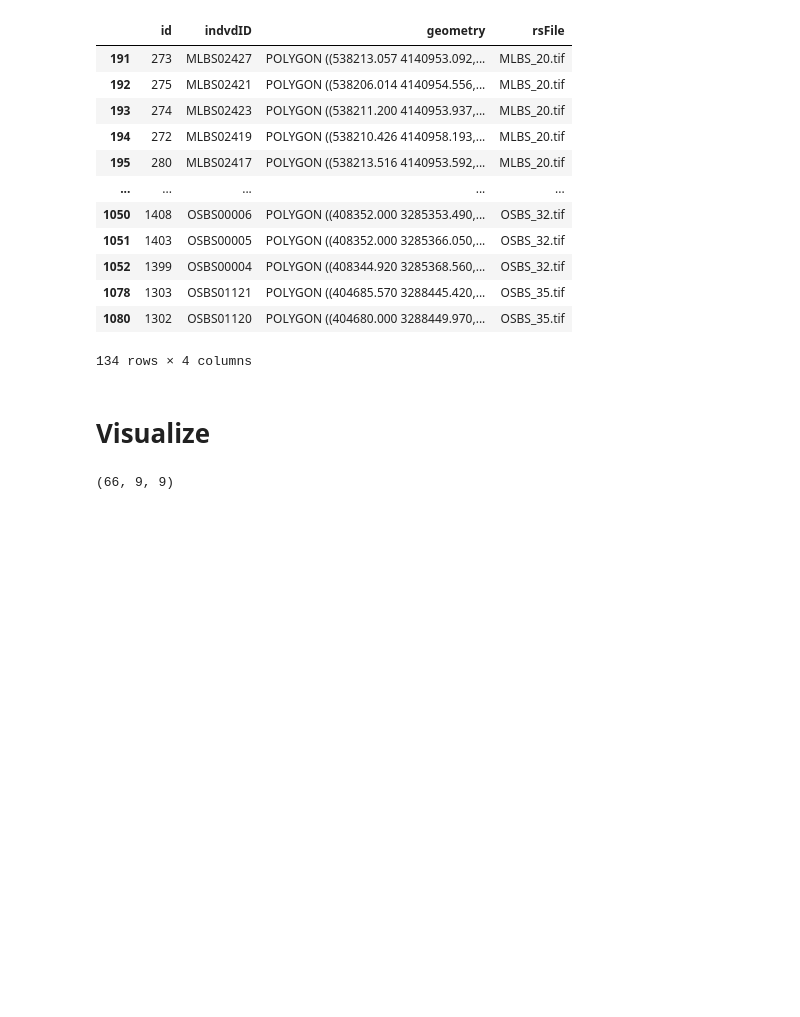
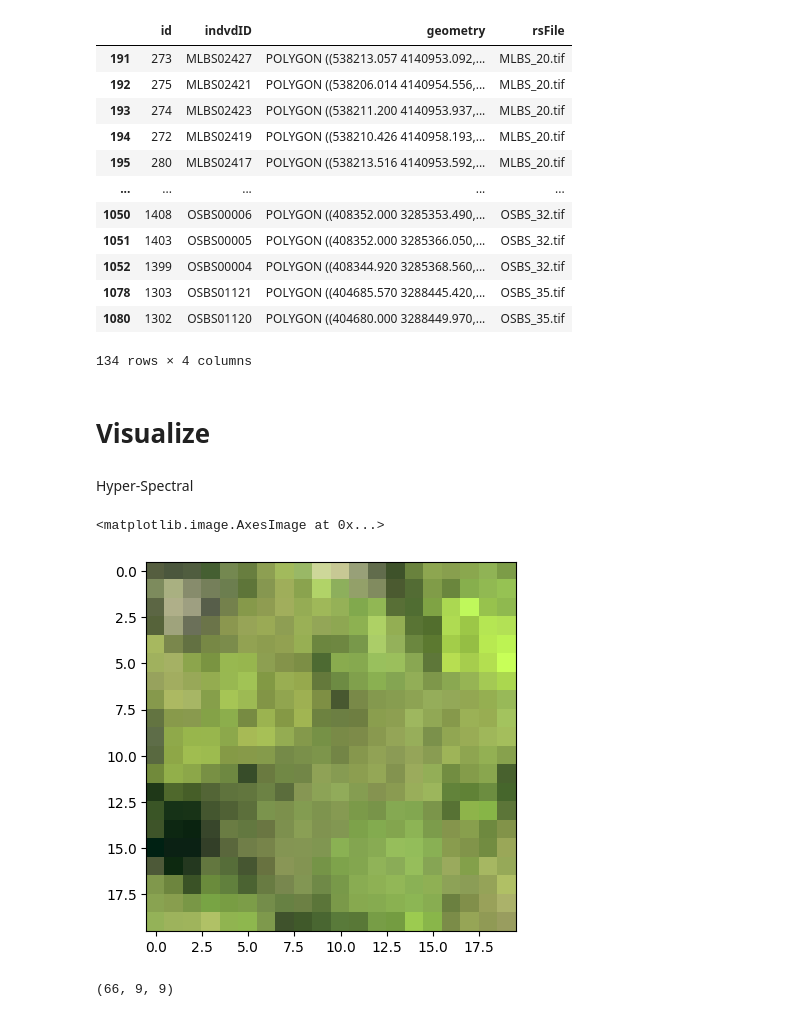
Before and after one commit to anw1998/ift6759_trees, a Jupyter notebook: notebooks/Visualization.ipynb, the cells around one changed output. Saved outputs shown, nothing was run; the diff lists cells and outputs as text; code cells hidden in the pictures; blank space fills up the shorter version.

```diff
--- a/notebooks/Visualization.ipynb
+++ b/notebooks/Visualization.ipynb
@@ -1,4 +1,8 @@
 # %%
 from google.colab import drive
+import os
 drive.mount('/content/drive')
+
+dir_ = '/content/drive/MyDrive/ift6759_trees' # Anni
+# dir_ = '/content/drive/MyDrive/Mila/ift6759_trees' # Xavier
 # %% [output]
@@ -134,6 +137,72 @@ df_test
 134 rows × 4 columns
 # %% [markdown]
 # Visualize
+# %% [markdown]
+Hyper-Spectral
+# %%
+import numpy as np
+import matplotlib.pyplot as plt
+from osgeo import gdal
+# from https://github.com/GatorSense/hsi_toolkit_py/tree/3a03c58bbeaf7b323fa345a22531fa00c56e68b6/hsi_toolkit/util
+def get_hsi_bands(hsi_img, wavelengths, wavelengths_to_get):
+	"""
+	Return hsi stack with bands that are closest to desired wavelengths
+	inputs:
+		hsi_img - n_row x n_col x n_band hyperspectral image
+		wavelengths - 1 x n_band vector listing wavelength values for hsi_img
+		wavengths_to_get - 1 x n_band_new vector listing desired wavelengths
+	outputs:
+		hsi_out - n_row x n_col x n_band_new  image
+	5/5/2018 - Alina Zare
+	10/5/2018 - Yutai Zhou
+	"""
+	waves = []
+	for i in range(len(wavelengths_to_get)):
+		min_index = np.argmin(np.abs(wavelengths - wavelengths_to_get[i]))
+		waves.append(min_index)
+	waves=np.array(waves)
+	hsi_out = hsi_img[:,:,[int(m) for m in waves]];
+	return hsi_out
+def get_RGB(hsi_img, wavelengths):
+    """
+    Creates an RGB image from a hyperspectral image
+    inputs:
+      hsi_img - n_row x n_col x n_band hyperspectral image
+      wavelengths - 1 x n_band vector listing wavelength values for hsi_img in nm
+    outputs:
+      RGB_img - n_row x n_col x 3 RGB image
+    5/5/2018 - Alina Zare
+    10/5/2018 - Yutai Zhou
+    """
+    n_row, n_col, n_band = hsi_img.shape
+
+    red_wavelengths = list(range(619,659))
+    green_wavelengths = list(range(549,570))
+    blue_wavelengths = list(range(449,495))
+
+    RGB_img = np.zeros((n_row, n_col, 3))
+    a = get_hsi_bands(hsi_img, wavelengths, red_wavelengths)
+
+    RGB_img[:,:,0] = np.mean(get_hsi_bands(hsi_img, wavelengths, red_wavelengths), axis=2);
+    RGB_img[:,:,1] = np.mean(get_hsi_bands(hsi_img, wavelengths, green_wavelengths), axis=2);
+    RGB_img[:,:,2] = np.mean(get_hsi_bands(hsi_img, wavelengths, blue_wavelengths), axis=2);
+
+    RGB_img = ((RGB_img - np.min(RGB_img.flatten())) / (np.max(RGB_img.flatten()) - np.min(RGB_img.flatten()))) ** (1/1.5)
+    return RGB_img
+
+
+def HSI_2_RGB(img_path,nb_bands = 369,min_band=380,max_band=2510):
+    ds = gdal.Open(img_path)
+    a = np.array(ds.GetRasterBand(1).ReadAsArray())
+    for i in range(2,nb_bands+1):
+      a = np.dstack((a, np.array(ds.GetRasterBand(i).ReadAsArray())))
+    return get_RGB(a,np.linspace(min_band ,max_band,nb_bands))
+
+ex = os.path.join(dir_,'data/interim/RemoteSensing/train/HSI/MLBS_1.tif')
+plt.imshow(HSI_2_RGB(ex))
+# %% [output]
+<matplotlib.image.AxesImage at 0x...>
+[figure, added]
 # %%
 from glob import glob
 import os
```
Also changed, not shown: parts of 43 cells of this notebook.
